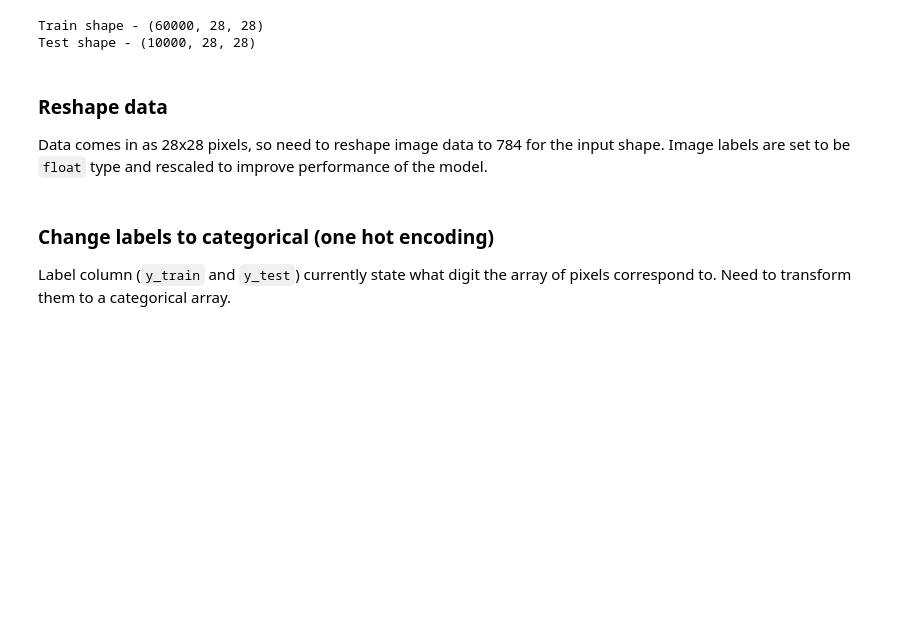
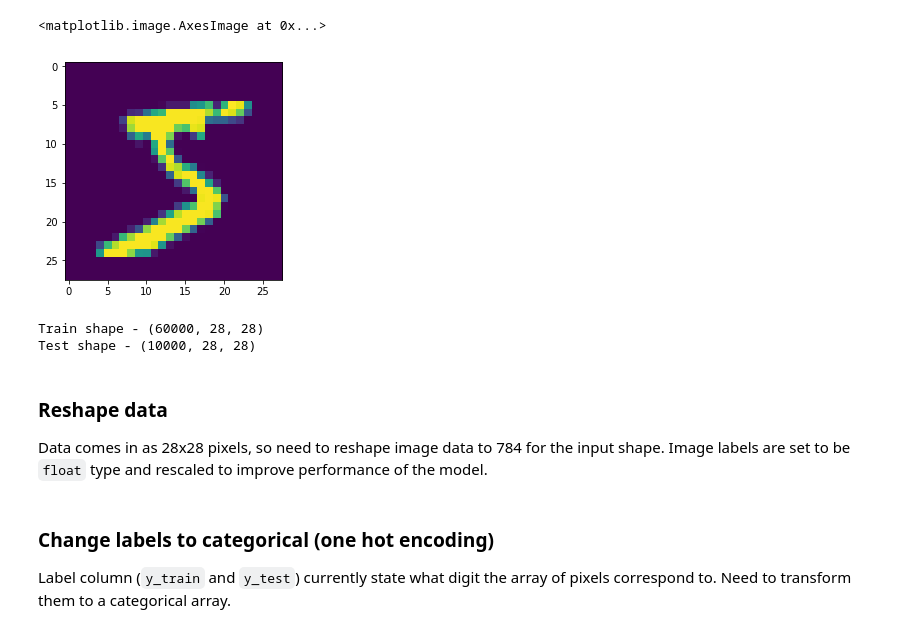
Before and after one commit to jwood803/Presentations, a Jupyter notebook: Deep Learning with Keras and Microsoft Cognitive Toolkit/Keras MNIST Model.ipynb, the cells around one changed output. Cells and saved outputs as stored; diff of their text form; code cells hidden in the pictures; blank space fills up the shorter version.

Commit message:
Add image example in notebook

```diff
--- a/Deep Learning with Keras and Microsoft Cognitive Toolkit/Keras MNIST Model.ipynb
+++ b/Deep Learning with Keras and Microsoft Cognitive Toolkit/Keras MNIST Model.ipynb
@@ -9,3 +10,10 @@ Using CNTK backend
+# %%
+img = x_train[0]
+
+plt.imshow(img)
+# %% [output]
+<matplotlib.image.AxesImage at 0x...>
+[figure, added]
 # %%
 print("Train shape - {}".format(x_train.shape))
 print("Test shape - {}".format(x_test.shape))
```
Also changed, not shown: parts of 1 cell of this notebook.
